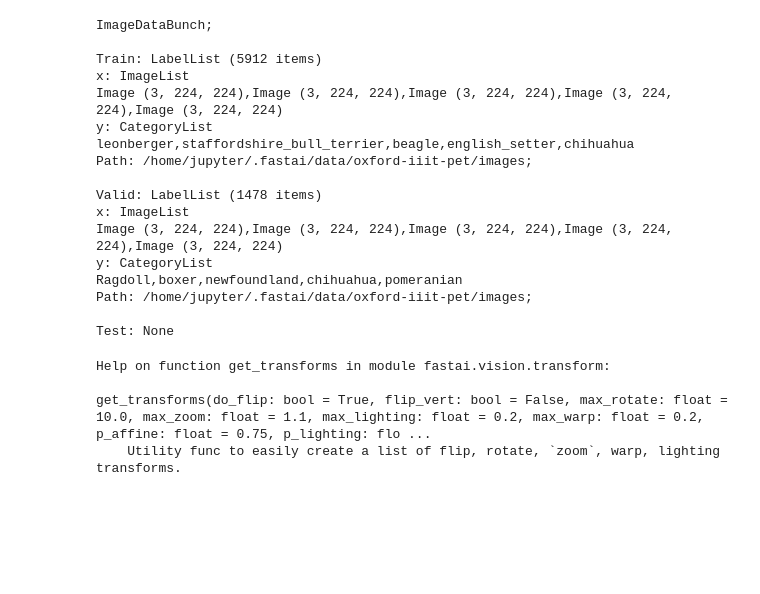
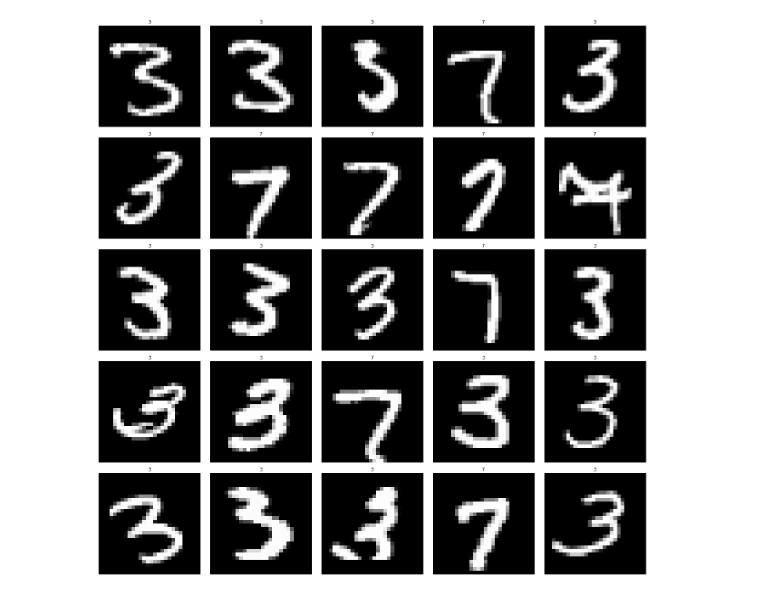
Before and after one commit to aadroher/fastai_experiments, a Jupyter notebook: nbs/dl1/lesson1-exercises.ipynb, the cells around one changed output. Cells and saved outputs as stored; diff of their text form; code cells hidden in the pictures; blank space fills up the shorter version.

Commit message:
Firtst training.

```diff
--- a/nbs/dl1/lesson1-exercises.ipynb
+++ b/nbs/dl1/lesson1-exercises.ipynb
@@ -19,0 +16,3 @@ path.ls()
+# %%
+df = pd.read_csv(path/'labels.csv', header='infer')
+df
@@ -20,11 +33,10 @@ path.ls()
 # %%
-tfms = get_transforms(do_flip=False)
-data_bunch = (ImageDataBunch.from_folder(path=path)
-    .split_by_folder()
-    .label_from_foler()
-    .transform(tfms, size=32)
-    .databunch()
-    .normalize(imagenet_stats))
+# tfms = get_transforms(do_flip=False)
+
+print(df)
+data_bunch = (ImageDataBunch.from_df(path, df, ds_tfms=tfms, size=32, bs=bs)
+    .normalize(imagenet_stats)
+)
 
 data_bunch
 # %% [output]
@@ -46,27 +74,4 @@ data = ImageDataBunch.from_name_re(
-# %%
-data
-# %% [output]
-ImageDataBunch;
-
-Train: LabelList (5912 items)
-x: ImageList
-Image (3, 224, 224),Image (3, 224, 224),Image (3, 224, 224),Image (3, 224, 224),Image (3, 224, 224)
-y: CategoryList
-leonberger,staffordshire_bull_terrier,beagle,english_setter,chihuahua
-Path: /home/jupyter/.fastai/data/oxford-iiit-pet/images;
-
-Valid: LabelList (1478 items)
-x: ImageList
-Image (3, 224, 224),Image (3, 224, 224),Image (3, 224, 224),Image (3, 224, 224),Image (3, 224, 224)
-y: CategoryList
-Ragdoll,boxer,newfoundland,chihuahua,pomeranian
-Path: /home/jupyter/.fastai/data/oxford-iiit-pet/images;
-
-Test: None
-# %%
-help(get_transforms)
-# %% [output]
-Help on function get_transforms in module fastai.vision.transform:
-
-get_transforms(do_flip: bool = True, flip_vert: bool = False, max_rotate: float = 10.0, max_zoom: float = 1.1, max_lighting: float = 0.2, max_warp: float = 0.2, p_affine: float = 0.75, p_lighting: flo ...
-    Utility func to easily create a list of flip, rotate, `zoom`, warp, lighting transforms.
+# %%
+data_bunch.show_batch()
+# %% [output]
+[figure, added]
```
Also changed, not shown: parts of 13 cells of this notebook.
